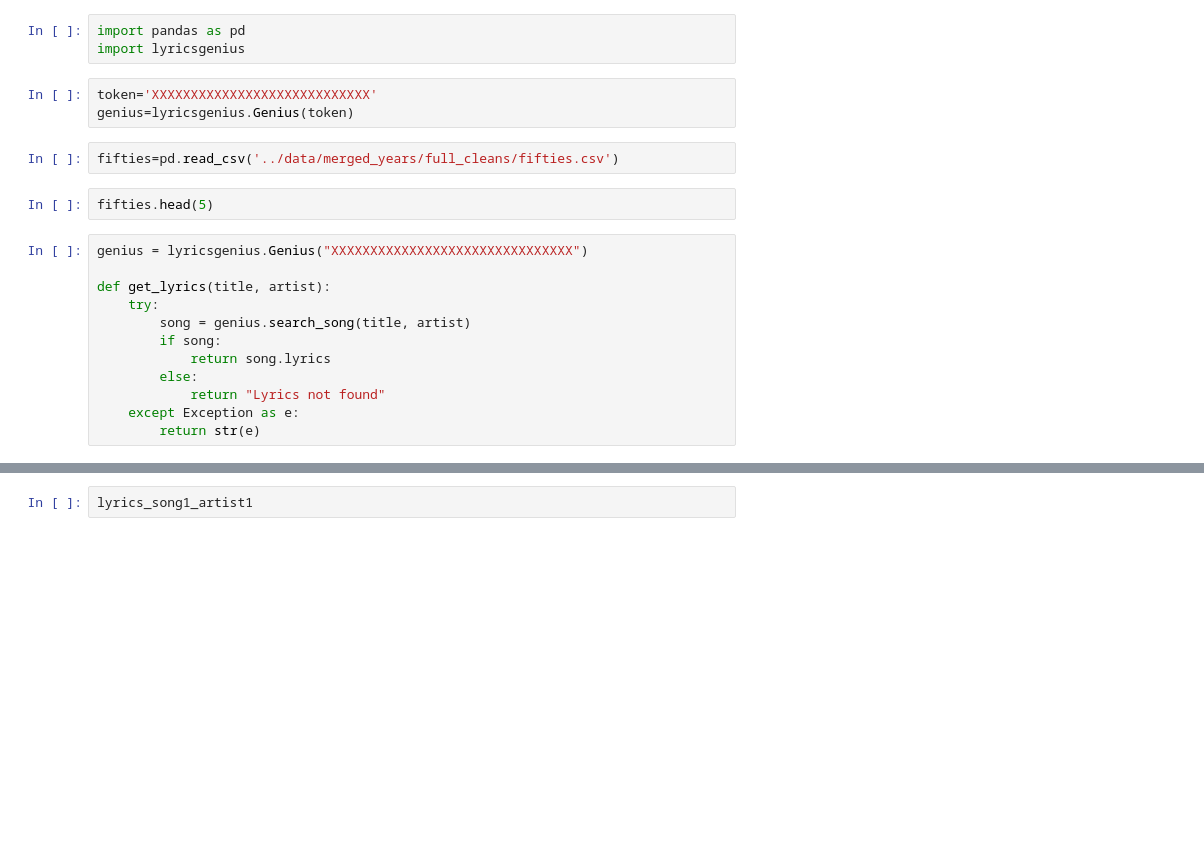
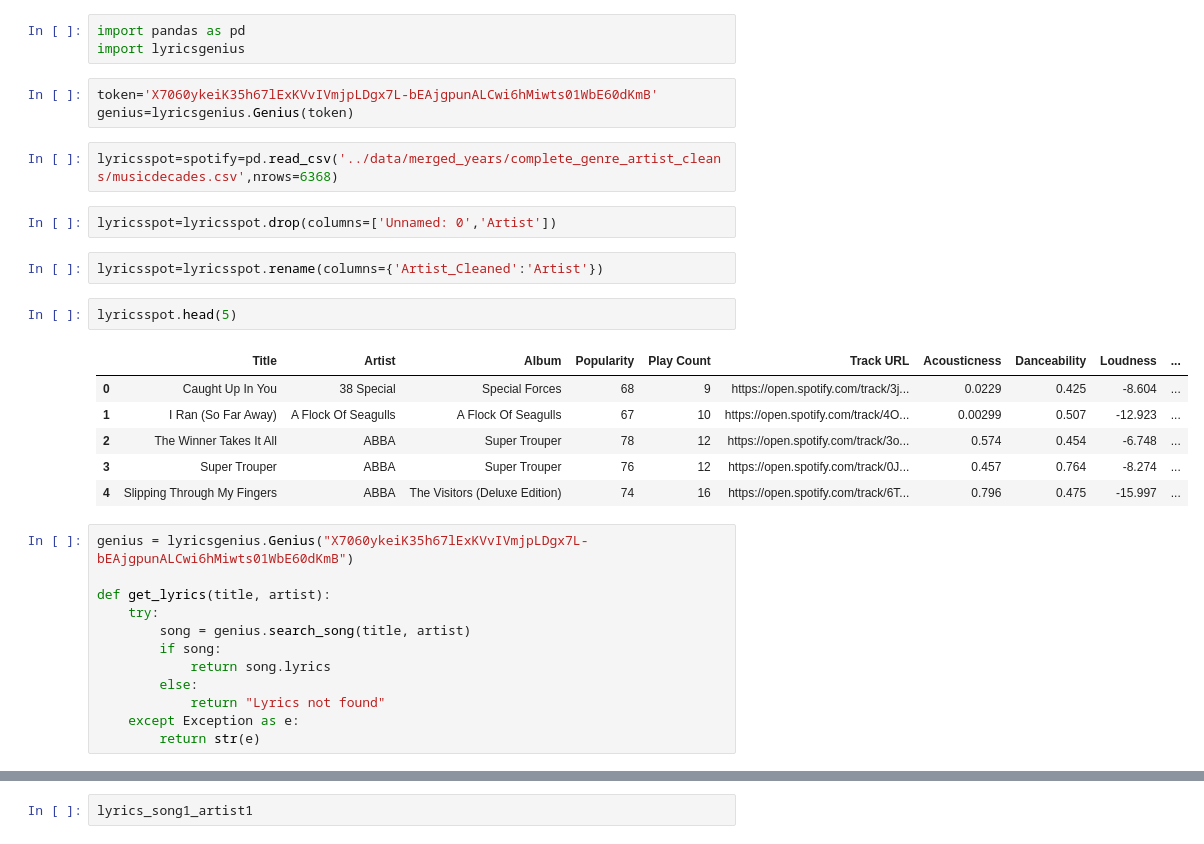
Before and after one commit to joshcb88/joshua_capstone, a Jupyter notebook: notebooks/Lyrics Data API.ipynb, the cells around one changed output, grey strips where cells are left out. Drawn from its saved outputs; the diff is of its cells as text; blank space fills up the shorter version.

```diff
--- a/notebooks/Lyrics Data API.ipynb
+++ b/notebooks/Lyrics Data API.ipynb
@@ -2,14 +2,25 @@
 import pandas as pd
 import lyricsgenius
 # %%
-token='XXXXXXXXXXXXXXXXXXXXXXXXXXXX'
+token='X7060ykeiK35h67lExKVvIVmjpLDgx7L-bEAjgpunALCwi6hMiwts01WbE60dKmB'
 genius=lyricsgenius.Genius(token)
 # %%
-fifties=pd.read_csv('../data/merged_years/full_cleans/fifties.csv')
+lyricsspot=spotify=pd.read_csv('../data/merged_years/complete_genre_artist_cleans/musicdecades.csv',nrows=6368)
+# %%
+lyricsspot=lyricsspot.drop(columns=['Unnamed: 0','Artist'])
+# %%
+lyricsspot=lyricsspot.rename(columns={'Artist_Cleaned':'Artist'})
 # %%
-fifties.head(5)
+lyricsspot.head(5)
+# %% [output]
+|  | Title | Artist | Album | Popularity | Play Count | Track URL | Acousticness | Danceability | Loudness | ... |
+| 0 | Caught Up In You | 38 Special | Special Forces | 68 | 9 | https://open.spotify.com/track/3j... | 0.0229 | 0.425 | -8.604 | ... |
+| 1 | I Ran (So Far Away) | A Flock Of Seagulls | A Flock Of Seagulls | 67 | 10 | https://open.spotify.com/track/4O... | 0.00299 | 0.507 | -12.923 | ... |
+| 2 | The Winner Takes It All | ABBA | Super Trouper | 78 | 12 | https://open.spotify.com/track/3o... | 0.574 | 0.454 | -6.748 | ... |
+| 3 | Super Trouper | ABBA | Super Trouper | 76 | 12 | https://open.spotify.com/track/0J... | 0.457 | 0.764 | -8.274 | ... |
+| 4 | Slipping Through My Fingers | ABBA | The Visitors (Deluxe Edition) | 74 | 16 | https://open.spotify.com/track/6T... | 0.796 | 0.475 | -15.997 | ... |
 # %%
-genius = lyricsgenius.Genius("XXXXXXXXXXXXXXXXXXXXXXXXXXXXXXX")
+genius = lyricsgenius.Genius("X7060ykeiK35h67lExKVvIVmjpLDgx7L-bEAjgpunALCwi6hMiwts01WbE60dKmB")
 
 def get_lyrics(title, artist):
     try:
```
Also changed, not shown: parts of 4 cells of this notebook, 1 other file.
